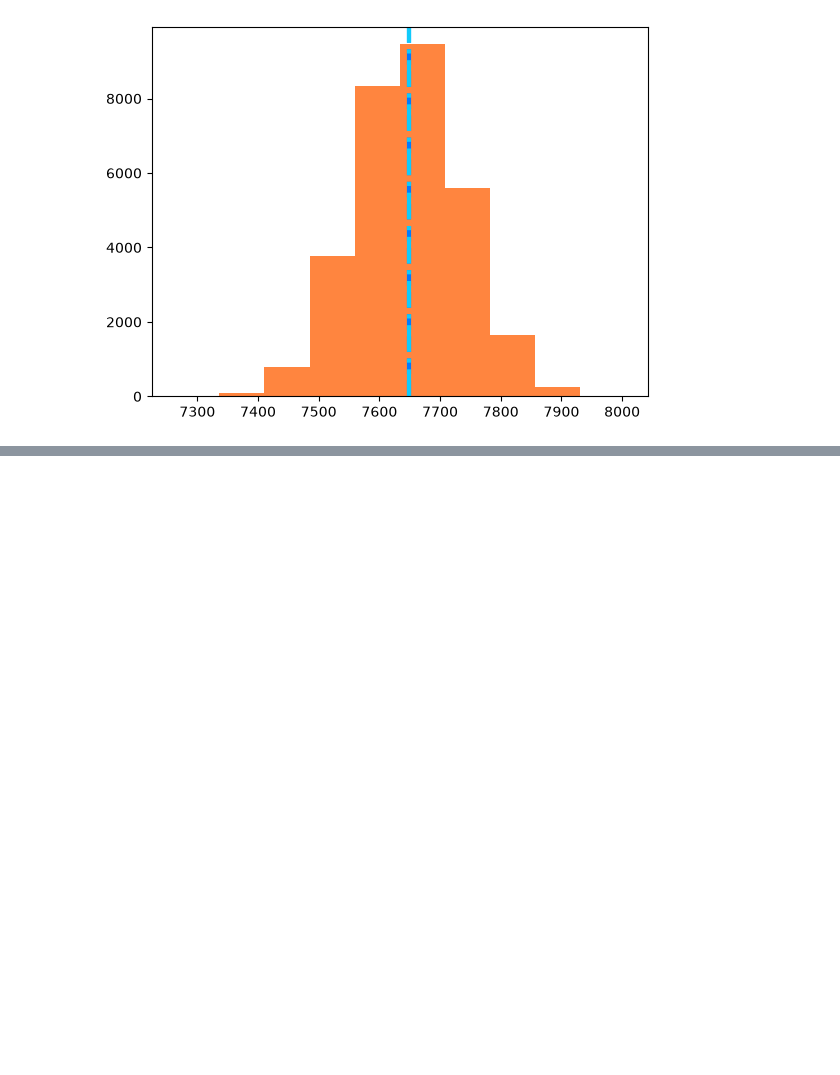
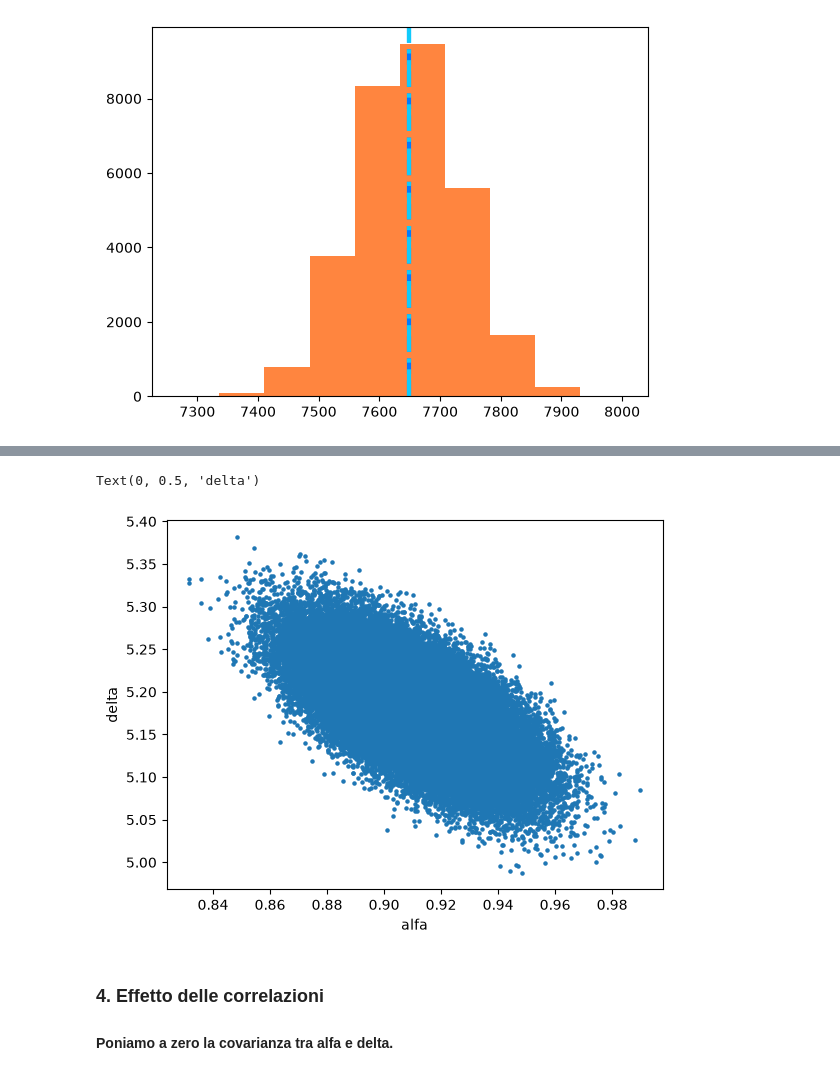
Before and after one commit to aria3137/Lab01, a Jupyter notebook: esperimento_young.ipynb, the cells around one changed output, grey strips where cells are left out. Cells and saved outputs as stored; diff of their text form; code cells hidden in the pictures; blank space fills up the shorter version.

```diff
--- a/esperimento_young.ipynb
+++ b/esperimento_young.ipynb
@@ -253,0 +355,3 @@ plt.show()
+# %%
+z = np.array([alfa_, delta_, k_, s_x_])
+print(z)
@@ -253,0 +501,10 @@ plt.show()
+# %%
+plt.scatter(alfa_mc, delta_mc, s=5)
+plt.xlabel("alfa")
+plt.ylabel("delta")
+# %% [output]
+Text(0, 0.5, 'delta')
+[figure, added]
+# %% [markdown]
+### 4. Effetto delle correlazioni
+#### Poniamo a zero la covarianza tra alfa e delta.
```
Also changed, not shown: parts of 60 cells of this notebook.
